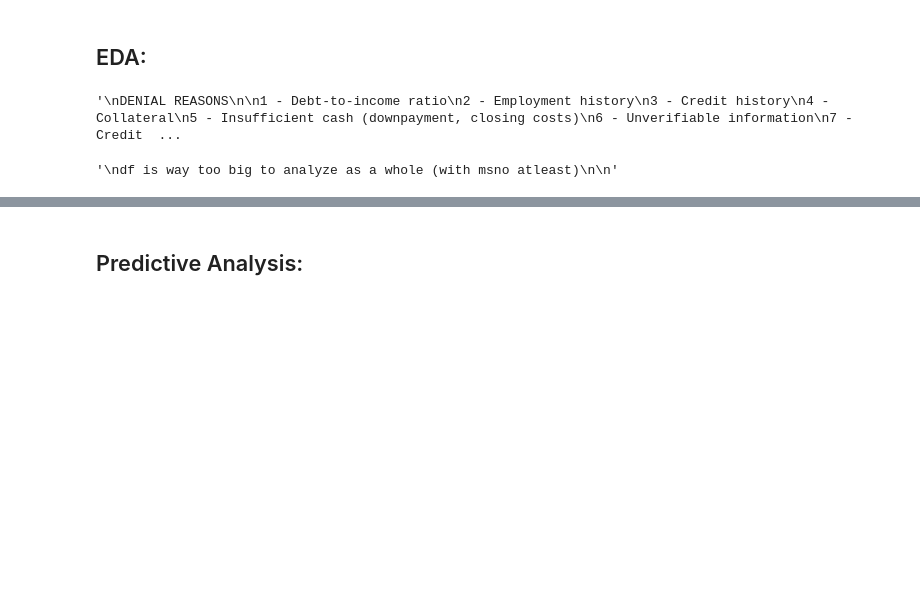
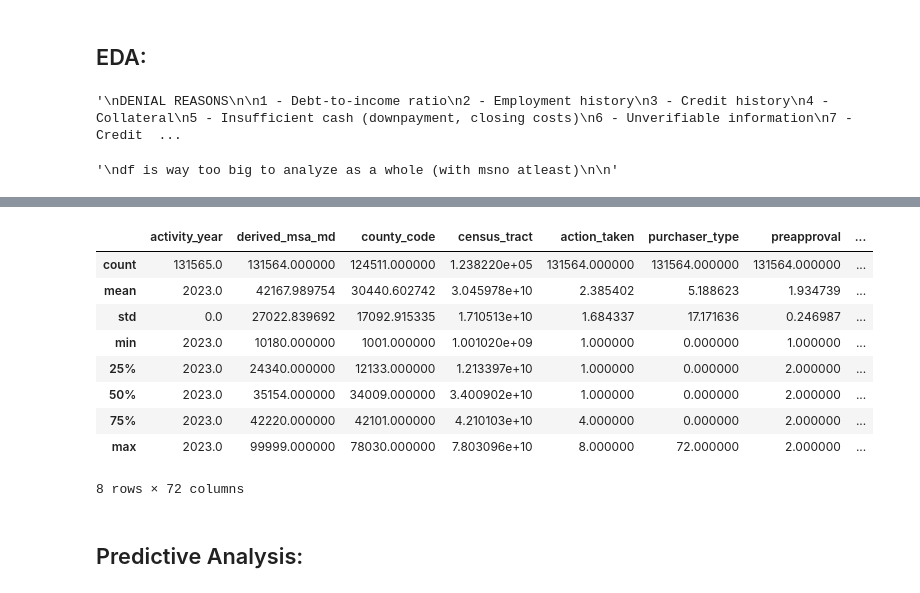
Before and after one commit to BrandonDioneda/CSE158---Loan-Predictor, a Jupyter notebook: a2.ipynb, the cells around one changed output, grey strips where cells are left out. Cells and saved outputs as stored; diff of their text form; code cells hidden in the pictures; blank space fills up the shorter version.

```diff
--- a/a2.ipynb
+++ b/a2.ipynb
@@ -80,2 +100,15 @@ Axes(0.125,0.11;0.62x0.77)
+# %%
+df.describe()
+# %% [output]
+|  | activity_year | derived_msa_md | county_code | census_tract | action_taken | purchaser_type | preapproval | ... |
+| count | 131565.0 | 131564.000000 | 124511.000000 | 1.238220e+05 | 131564.000000 | 131564.000000 | 131564.000000 | ... |
+| mean | 2023.0 | 42167.989754 | 30440.602742 | 3.045978e+10 | 2.385402 | 5.188623 | 1.934739 | ... |
+| std | 0.0 | 27022.839692 | 17092.915335 | 1.710513e+10 | 1.684337 | 17.171636 | 0.246987 | ... |
+| min | 2023.0 | 10180.000000 | 1001.000000 | 1.001020e+09 | 1.000000 | 0.000000 | 1.000000 | ... |
+| 25% | 2023.0 | 24340.000000 | 12133.000000 | 1.213397e+10 | 1.000000 | 0.000000 | 2.000000 | ... |
+| 50% | 2023.0 | 35154.000000 | 34009.000000 | 3.400902e+10 | 1.000000 | 0.000000 | 2.000000 | ... |
+| 75% | 2023.0 | 42220.000000 | 42101.000000 | 4.210103e+10 | 4.000000 | 0.000000 | 2.000000 | ... |
+| max | 2023.0 | 99999.000000 | 78030.000000 | 7.803096e+10 | 8.000000 | 72.000000 | 2.000000 | ... |
+8 rows × 72 columns
 # %% [markdown]
 ## Predictive Analysis:
```
Also changed, not shown: parts of 8 cells of this notebook.
